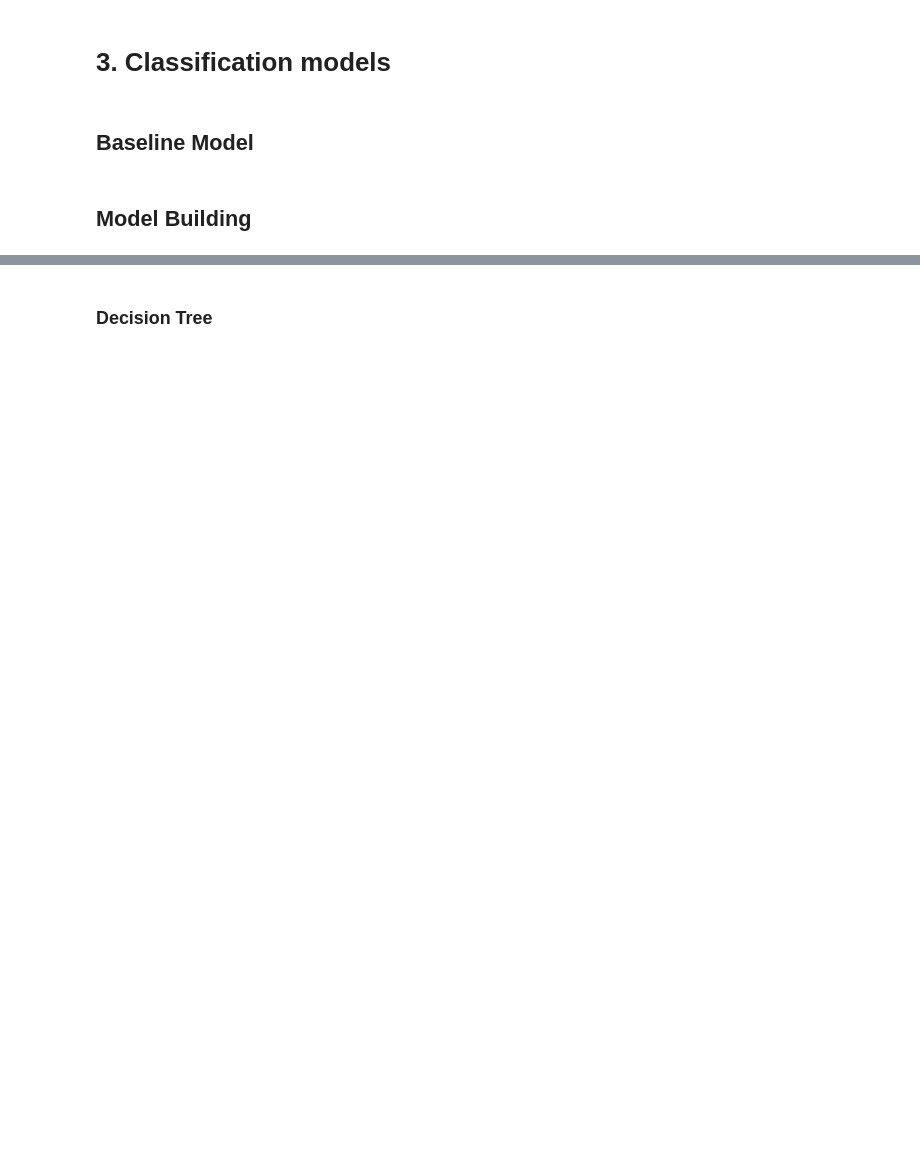
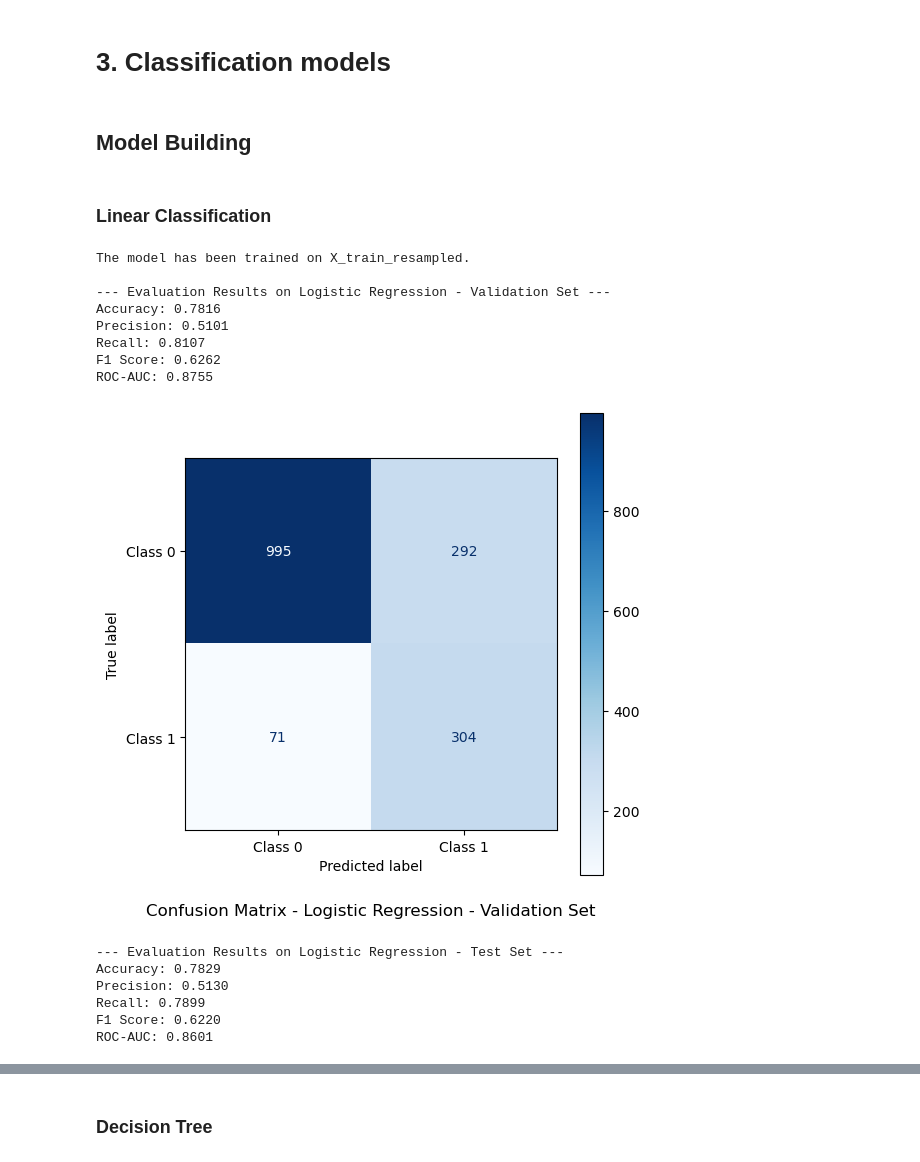
Before and after one commit to trieuhaivo/cap5771-project, a Jupyter notebook: t06_code.ipynb, the cells around one changed output, grey strips where cells are left out. Drawn from its saved outputs; the diff is of its cells as text; code cells hidden in the pictures; blank space fills up the shorter version.

```diff
--- a/t06_code.ipynb
+++ b/t06_code.ipynb
@@ -722,6 +727,68 @@ Class 0: 10296 samples (50.00%)
 # %% [markdown]
 # 3. Classification models
-# %% [markdown]
-## Baseline Model
 # %% [markdown]
 ## Model Building
+# %% [markdown]
+### Linear Classification
+# %%
+# 1. Initialize the model
+model = LogisticRegression(random_state=42, solver='liblinear', max_iter=1000)
+
+# 2. Train the model (FIT)
+model.fit(X_train_resampled, y_train_resampled)
+print("The model has been trained on X_train_resampled.")
+
+def evaluate_model(model, X, y, set_name):
+    # Predict probabilities (for ROC-AUC)
+    y_pred_proba = model.predict_proba(X)[:, 1]
+    # Predict classes (for the remaining metrics and Confusion Matrix)
+    y_pred = model.predict(X)
+
+    print(f"\n--- Evaluation Results on {set_name} ---")
+
+    # 1. Performance metrics
+    print(f"Accuracy: {accuracy_score(y, y_pred):.4f}")
+    print(f"Precision: {precision_score(y, y_pred):.4f}")
+    print(f"Recall: {recall_score(y, y_pred):.4f}")
+    print(f"F1 Score: {f1_score(y, y_pred):.4f}")
+    print(f"ROC-AUC: {roc_auc_score(y, y_pred_proba):.4f}")
+
+    # 2. Create and display the Confusion Matrix
+    cm = confusion_matrix(y, y_pred)
+
+    # Ensure labels are 0 and 1 (or your class labels)
+    # Example: 'Class 0' (Negative) and 'Class 1' (Positive)
+    display_labels = ['Class 0', 'Class 1']
+
+    disp = ConfusionMatrixDisplay(confusion_matrix=cm, display_labels=display_labels)
+
+    # Plot the Matrix
+    fig, ax = plt.subplots(figsize=(6, 6))
+    disp.plot(cmap='Blues', ax=ax, values_format='d')
+    plt.title(f'Confusion Matrix - {set_name}', loc='center', y=-0.25)
+    plt.show()
+
+# Evaluate on the Validation set
+evaluate_model(model, X_val_processed_df, y_val, "Logistic Regression - Validation Set")
+
+# Assume 'model_best' is the model with tuned hyperparameters
+model_best = model # In this example, we use the already trained model
+
+# Evaluate on the Test set
+evaluate_model(model_best, X_test_processed_df, y_test, "Logistic Regression - Test Set")
+# %% [output]
+The model has been trained on X_train_resampled.
+
+--- Evaluation Results on Logistic Regression - Validation Set ---
+Accuracy: 0.7816
+Precision: 0.5101
+Recall: 0.8107
+F1 Score: 0.6262
+ROC-AUC: 0.8755
+[figure, added]
+--- Evaluation Results on Logistic Regression - Test Set ---
+Accuracy: 0.7829
+Precision: 0.5130
+Recall: 0.7899
+F1 Score: 0.6220
+ROC-AUC: 0.8601
```
Also changed, not shown: parts of 28 cells of this notebook.
